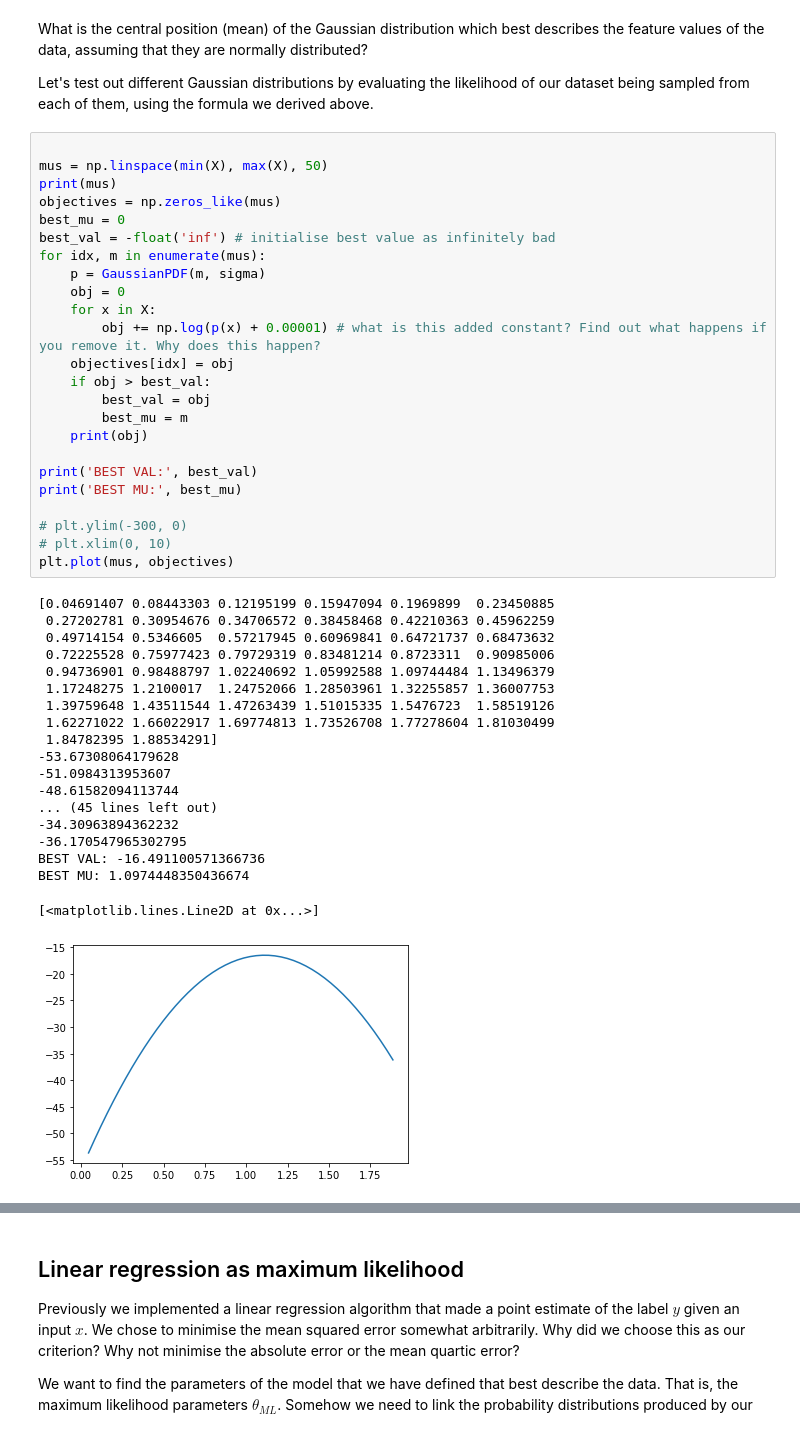
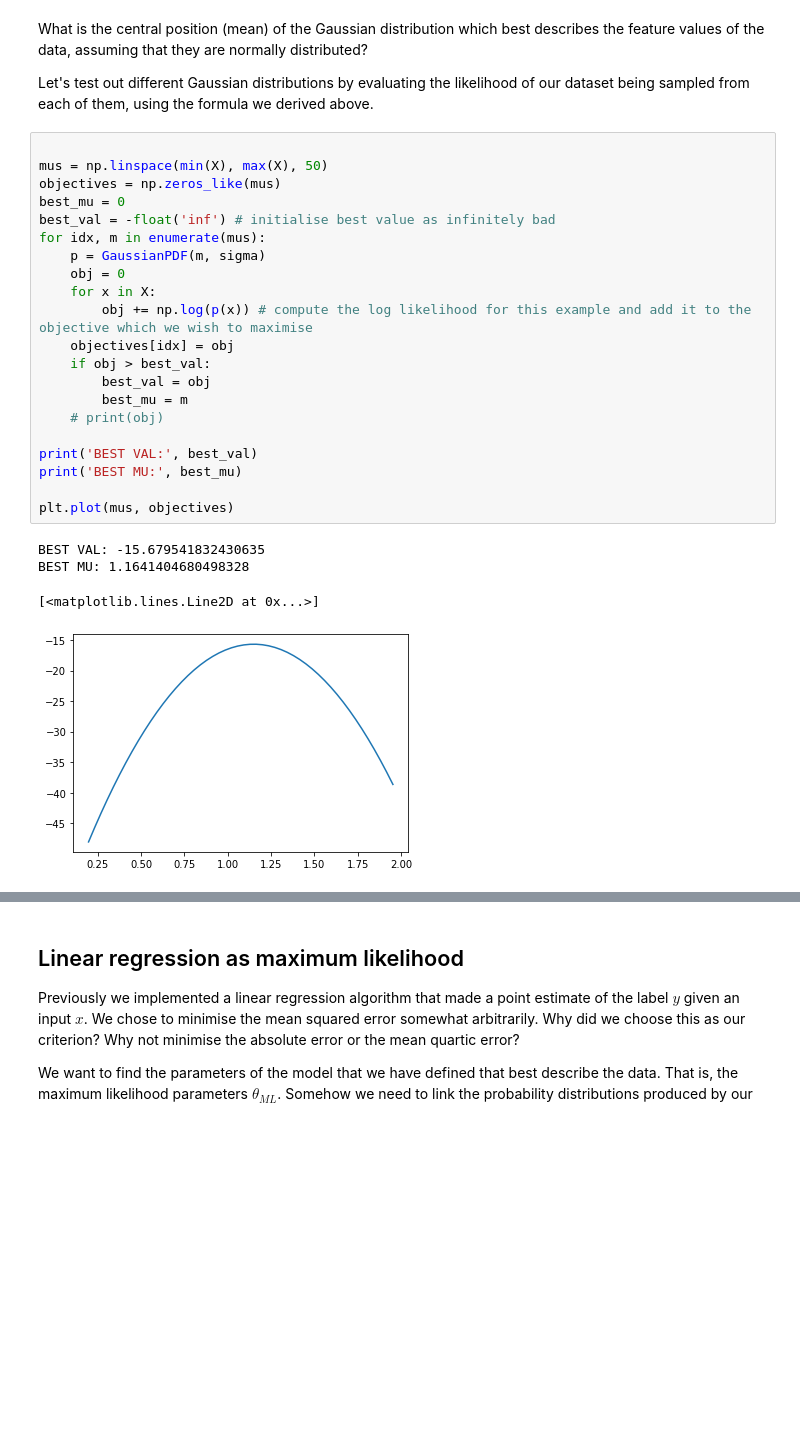
Before and after one commit to TataAndBigData/Practical-ML-DS, a Jupyter notebook: Chapter 1. Machine Learning Foundations/7. Maximum Likelihood Estimation.ipynb, the cells around one changed output, grey strips where cells are left out. Drawn from its saved outputs; the diff is of its cells as text; blank space fills up the shorter version.

```diff
--- a/Chapter 1. Machine Learning Foundations/7. Maximum Likelihood Estimation.ipynb
+++ b/Chapter 1. Machine Learning Foundations/7. Maximum Likelihood Estimation.ipynb
@@ -76,47 +76,29 @@ Let's test out different Gaussian distributions by evaluating the likelihood of
 # %%
 
 mus = np.linspace(min(X), max(X), 50)
-print(mus)
 objectives = np.zeros_like(mus)
 best_mu = 0
 best_val = -float('inf') # initialise best value as infinitely bad
 for idx, m in enumerate(mus):
     p = GaussianPDF(m, sigma)
     obj = 0
     for x in X:
-        obj += np.log(p(x) + 0.00001) # what is this added constant? Find out what happens if you remove it. Why does this happen?
+        obj += np.log(p(x)) # compute the log likelihood for this example and add it to the objective which we wish to maximise
     objectives[idx] = obj
     if obj > best_val:
         best_val = obj
         best_mu = m
-    print(obj)
+    # print(obj)
 
 print('BEST VAL:', best_val)
 print('BEST MU:', best_mu)
 
-# plt.ylim(-300, 0)
-# plt.xlim(0, 10)
 plt.plot(mus, objectives)
 # %% [output]
-[0.04691407 0.08443303 0.12195199 0.15947094 0.1969899  0.23450885
- 0.27202781 0.30954676 0.34706572 0.38458468 0.42210363 0.45962259
- 0.49714154 0.5346605  0.57217945 0.60969841 0.64721737 0.68473632
- 0.72225528 0.75977423 0.79729319 0.83481214 0.8723311  0.90985006
- 0.94736901 0.98488797 1.02240692 1.05992588 1.09744484 1.13496379
- 1.17248275 1.2100017  1.24752066 1.28503961 1.32255857 1.36007753
- 1.39759648 1.43511544 1.47263439 1.51015335 1.5476723  1.58519126
- 1.62271022 1.66022917 1.69774813 1.73526708 1.77278604 1.81030499
- 1.84782395 1.88534291]
--53.67308064179628
--51.0984313953607
--48.61582094113744
-... (45 lines left out)
--34.30963894362232
--36.170547965302795
-BEST VAL: -16.491100571366736
-BEST MU: 1.0974448350436674
+BEST VAL: -15.679541832430635
+BEST MU: 1.1641404680498328
 [<matplotlib.lines.Line2D at 0x...>]
-[figure, old version]
+[figure, new version]
 # %% [markdown]
 ## Now let's look at the supervised case
 
```
Also changed, not shown: parts of 6 cells of this notebook.
